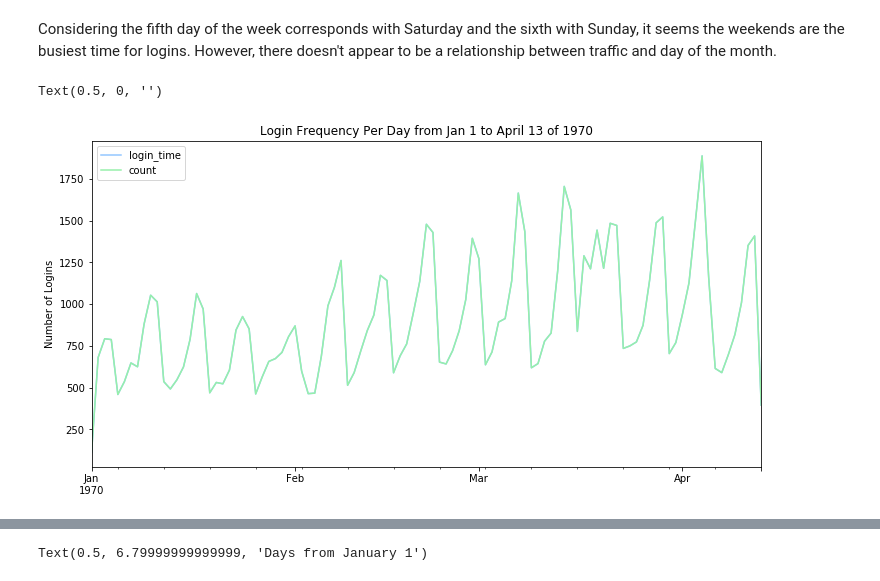
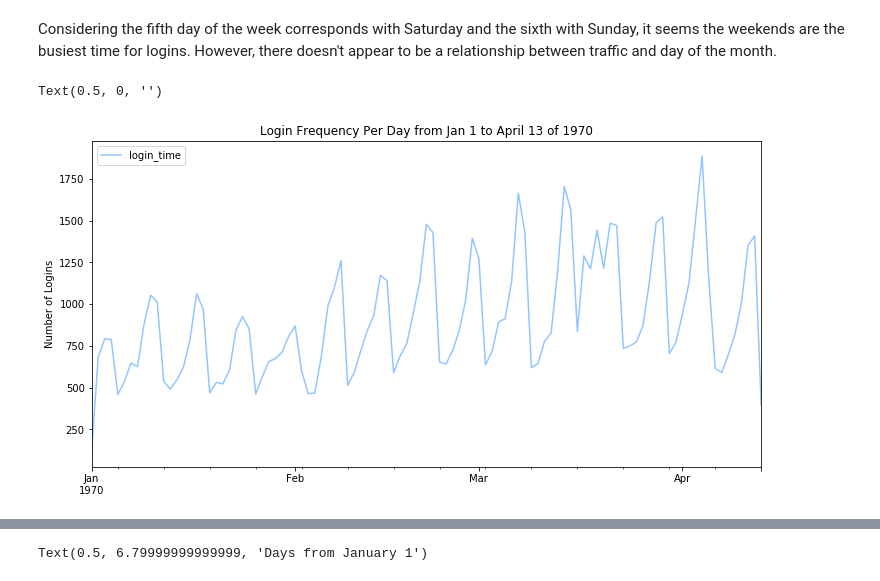
Before and after one commit to lelarson/Springboard, a Jupyter notebook: Mini Projects/THC1.ipynb, the cells around one changed output, grey strips where cells are left out. Cells and saved outputs as stored; diff of their text form; code cells hidden in the pictures.

```diff
--- a/Mini Projects/THC1.ipynb
+++ b/Mini Projects/THC1.ipynb
@@ -165,12 +166,12 @@ Considering the fifth day of the week corresponds with Saturday and the sixth wi
 # %%
 ## plot the daily frequency of logins
 
 # regroup by daily frequency
-byday['count'] = df.resample('1D', on='login_time').count()
+byday = df.resample('1D', on='login_time').count()
 byday.plot(kind='line', figsize=(12,6))
 plt.title('Login Frequency Per Day from Jan 1 to April 13 of 1970')
 plt.ylabel('Number of Logins')
 plt.xlabel(None)
 # %% [output]
 Text(0.5, 0, '')
-[figure, old version]
+[figure, new version]
```
Also changed, not shown: parts of 12 cells of this notebook.
